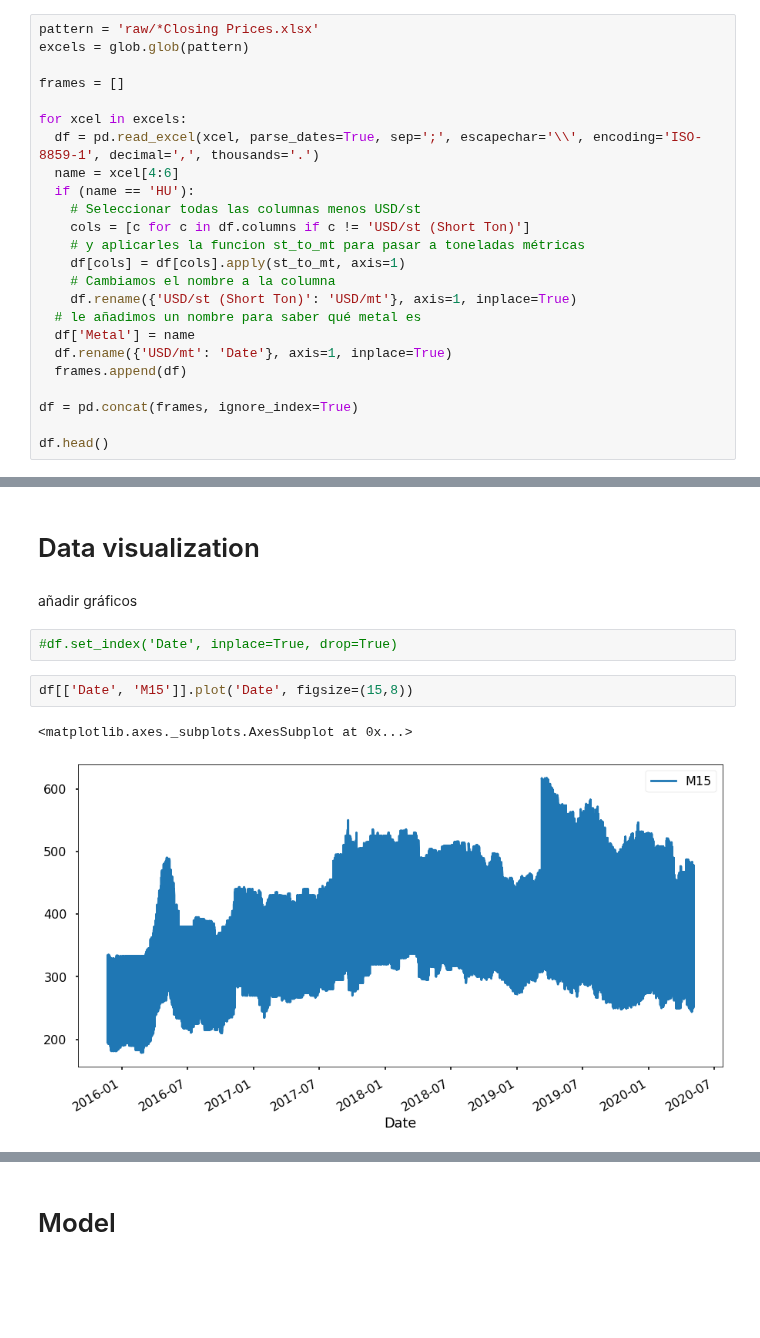
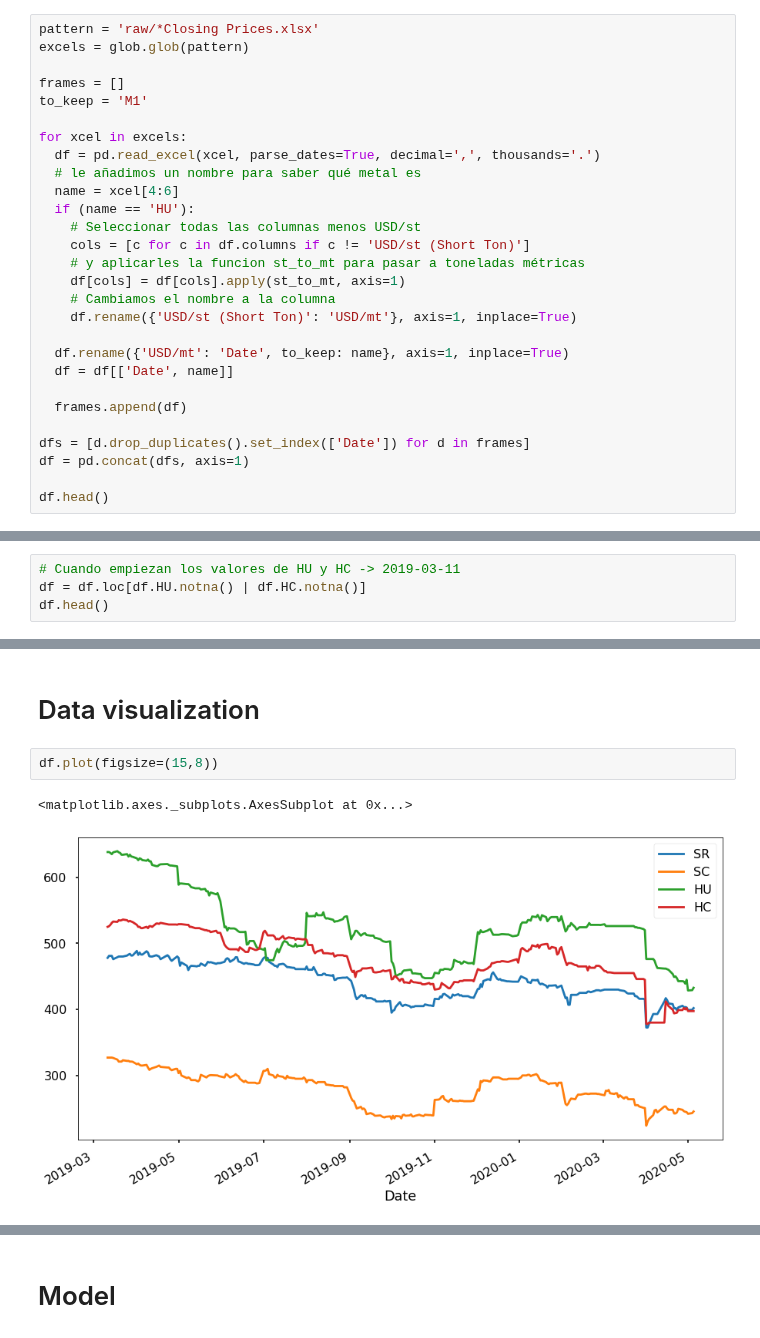
Before and after one commit to MateoPeri/steel-scrap-predictor, a Jupyter notebook: EDA.ipynb, the cells around one changed output, grey strips where cells are left out. Cells and saved outputs as stored; diff of their text form; blank space fills up the shorter version.

```diff
--- a/EDA.ipynb
+++ b/EDA.ipynb
@@ -45,9 +45,11 @@ pattern = 'raw/*Closing Prices.xlsx'
 excels = glob.glob(pattern)
 
 frames = []
+to_keep = 'M1'
 
 for xcel in excels:
-  df = pd.read_excel(xcel, parse_dates=True, sep=';', escapechar='\\', encoding='ISO-8859-1', decimal=',', thousands='.')
+  df = pd.read_excel(xcel, parse_dates=True, decimal=',', thousands='.')
+  # le añadimos un nombre para saber qué metal es
   name = xcel[4:6]
   if (name == 'HU'):
     # Seleccionar todas las columnas menos USD/st
@@ -56,12 +58,14 @@ for xcel in excels:
     df[cols] = df[cols].apply(st_to_mt, axis=1)
     # Cambiamos el nombre a la columna
     df.rename({'USD/st (Short Ton)': 'USD/mt'}, axis=1, inplace=True)
-  # le añadimos un nombre para saber qué metal es
-  df['Metal'] = name
-  df.rename({'USD/mt': 'Date'}, axis=1, inplace=True)
+
+  df.rename({'USD/mt': 'Date', to_keep: name}, axis=1, inplace=True)
+  df = df[['Date', name]]
+
   frames.append(df)
 
-df = pd.concat(frames, ignore_index=True)
+dfs = [d.drop_duplicates().set_index(['Date']) for d in frames]
+df = pd.concat(dfs, axis=1)
 
 df.head()
 # %% [output]
@@ -73,0 +79,4 @@ df.head()
+# %%
+# Cuando empiezan los valores de HU y HC -> 2019-03-11
+df = df.loc[df.HU.notna() | df.HC.notna()]
+df.head()
@@ -95,11 +106,7 @@ memory usage: 376.6+ KB
 # %% [markdown]
 # Data visualization
-# %% [markdown]
-añadir gráficos
-# %%
-#df.set_index('Date', inplace=True, drop=True)
 # %%
-df[['Date', 'M15']].plot('Date', figsize=(15,8))
+df.plot(figsize=(15,8))
 # %% [output]
 <matplotlib.axes._subplots.AxesSubplot at 0x...>
-[figure, old version]
+[figure, new version]
```
Also changed, not shown: parts of 15 cells of this notebook.
